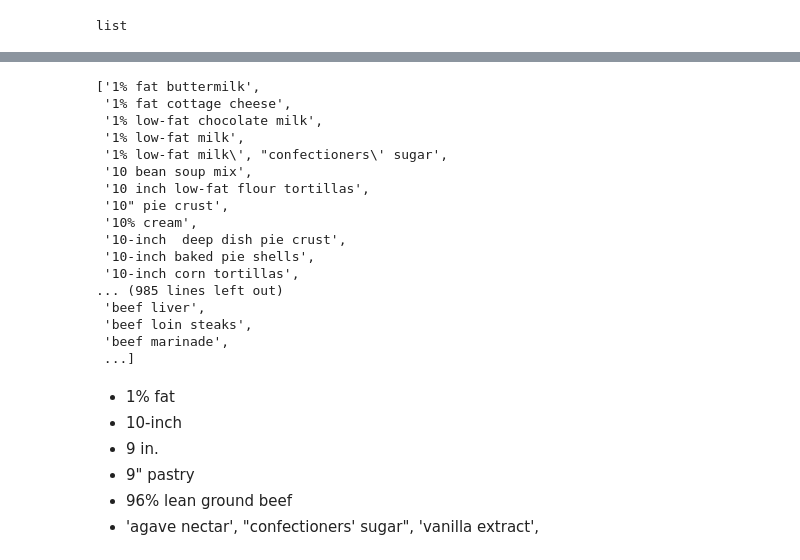
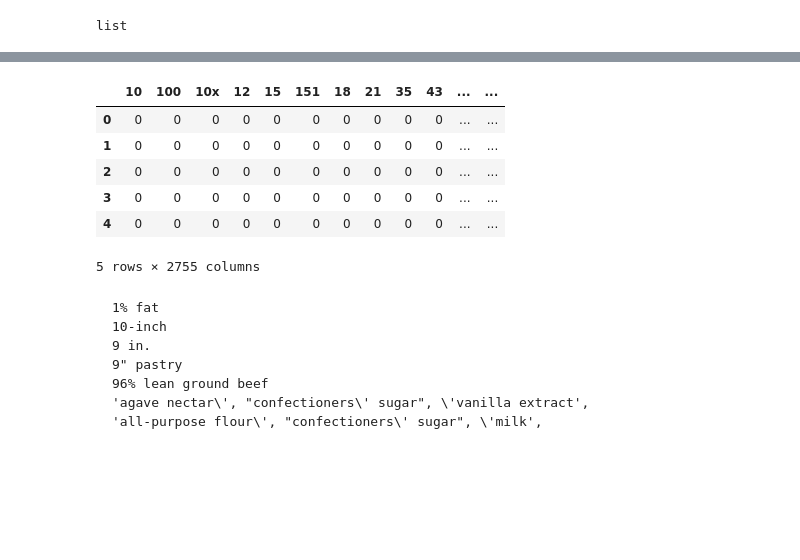
Before and after one commit to dinabahar/capstone-project, a Jupyter notebook: code/2.feature engineering.ipynb, the cells around one changed output, grey strips where cells are left out. Drawn from its saved outputs; the diff is of its cells as text; code cells hidden in the pictures; blank space fills up the shorter version.

````diff
--- a/code/2.feature engineering.ipynb
+++ b/code/2.feature engineering.ipynb
@@ -138,3 +128,0 @@ Ingredients
-# %%
-ingredients = df.ingredients
-ingredients.head()
@@ -148,2 +128,0 @@ Name: ingredients, dtype: object
-# %%
-ingredients = pd.DataFrame(mlb.fit_transform(ingredients),columns=mlb.classes_, index=experiment.index)
@@ -159,0 +299,4 @@ ingredients.head()
+# %%
+cvec = CountVectorizer(min_df=.01, max_df=.8, ngram_range=(1,5))
+# %%
+ingredients_cvec = cvec.fit_transform(ingredients['ingredients'])
@@ -160,27 +323,23 @@ ingredients.head()
+# %%
+ingredients_df = pd.DataFrame(ingredients_cvec.toarray(), columns=cvec.get_feature_names())
+ingredients_df.head()
+# %% [output]
+|  | 10 | 100 | 10x | 12 | 15 | 151 | 18 | 21 | 35 | 43 | ... | ... |
+| 0 | 0 | 0 | 0 | 0 | 0 | 0 | 0 | 0 | 0 | 0 | ... | ... |
+| 1 | 0 | 0 | 0 | 0 | 0 | 0 | 0 | 0 | 0 | 0 | ... | ... |
+| 2 | 0 | 0 | 0 | 0 | 0 | 0 | 0 | 0 | 0 | 0 | ... | ... |
+| 3 | 0 | 0 | 0 | 0 | 0 | 0 | 0 | 0 | 0 | 0 | ... | ... |
+| 4 | 0 | 0 | 0 | 0 | 0 | 0 | 0 | 0 | 0 | 0 | ... | ... |
+5 rows × 2755 columns
 # %%
 list(ingredients.columns)
-# %% [output]
-['1% fat buttermilk',
- '1% fat cottage cheese',
- '1% low-fat chocolate milk',
- '1% low-fat milk',
- '1% low-fat milk\', "confectioners\' sugar',
- '10 bean soup mix',
- '10 inch low-fat flour tortillas',
- '10" pie crust',
- '10% cream',
- '10-inch  deep dish pie crust',
- '10-inch baked pie shells',
- '10-inch corn tortillas',
-... (985 lines left out)
- 'beef liver',
- 'beef loin steaks',
- 'beef marinade',
- ...]
 # %% [markdown]
-- 1% fat
-- 10-inch
-- 9 in.
-- 9" pastry
-- 96% lean ground beef
-- 'agave nectar\', "confectioners\' sugar", \'vanilla extract',
+```
+1% fat
+10-inch
+9 in.
+9" pastry
+96% lean ground beef
+'agave nectar\', "confectioners\' sugar", \'vanilla extract',
+'all-purpose flour\', "confectioners\' sugar", \'milk',
+```
````
Also changed, not shown: parts of 57 cells of this notebook, 1 other file.
